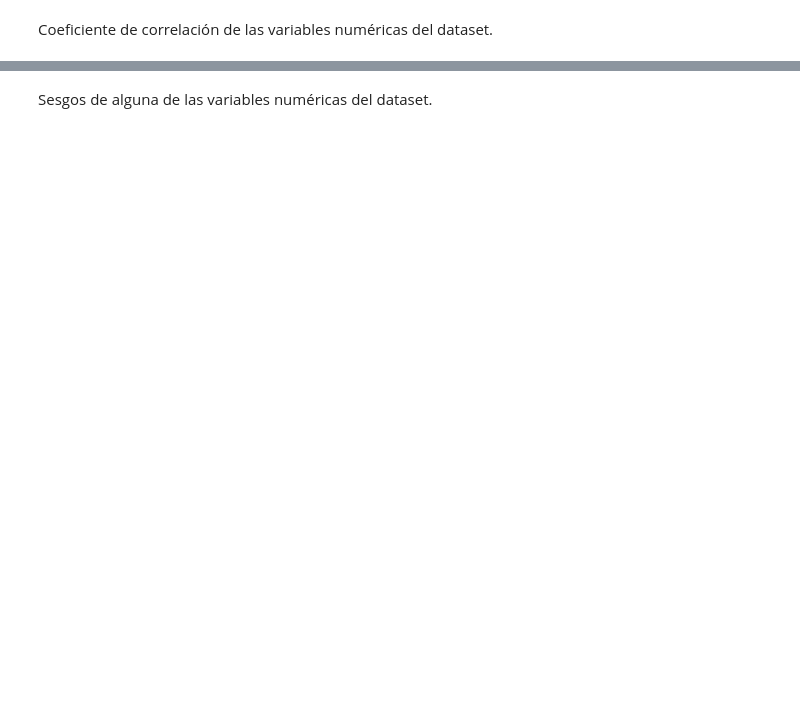
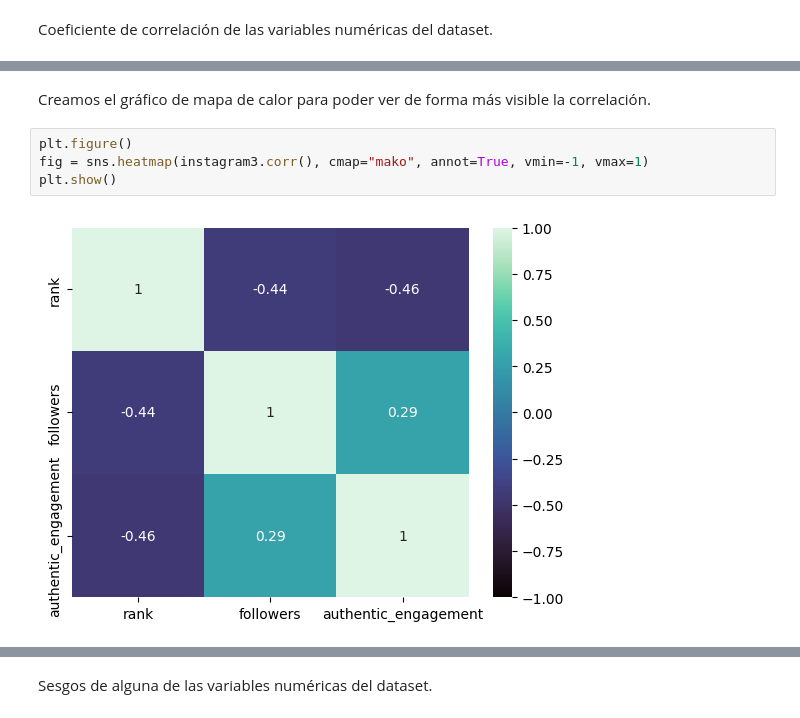
Before and after one commit to Adalab/DA-PromoC_Modulo2_Sprint1_Silvia-Noemi, a Jupyter notebook: Estadistica/pp-leccion3-estadisticaIII.ipynb, the cells around one changed output, grey strips where cells are left out. Cells and saved outputs as stored; diff of their text form; blank space fills up the shorter version.

```diff
--- a/Estadistica/pp-leccion3-estadisticaIII.ipynb
+++ b/Estadistica/pp-leccion3-estadisticaIII.ipynb
@@ -35,0 +62,8 @@ Coeficiente de correlación de las variables numéricas del dataset.
+# %% [markdown]
+Creamos el gráfico de mapa de calor para poder ver de forma más visible la correlación.
+# %%
+plt.figure()
+fig = sns.heatmap(instagram3.corr(), cmap="mako", annot=True, vmin=-1, vmax=1)
+plt.show()
+# %% [output]
+[figure, added]
```
Also changed, not shown: parts of 26 cells of this notebook, 2 other files.
